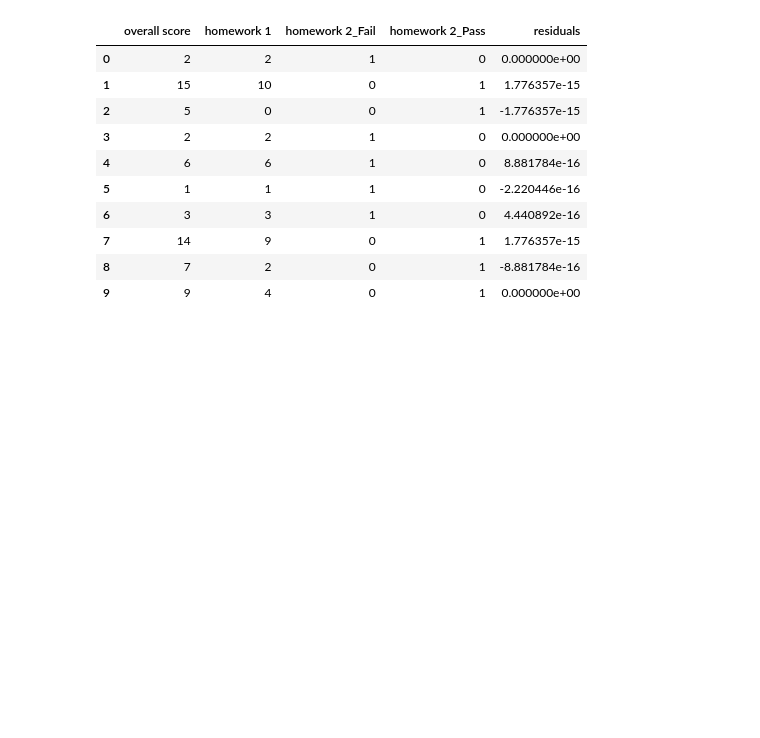
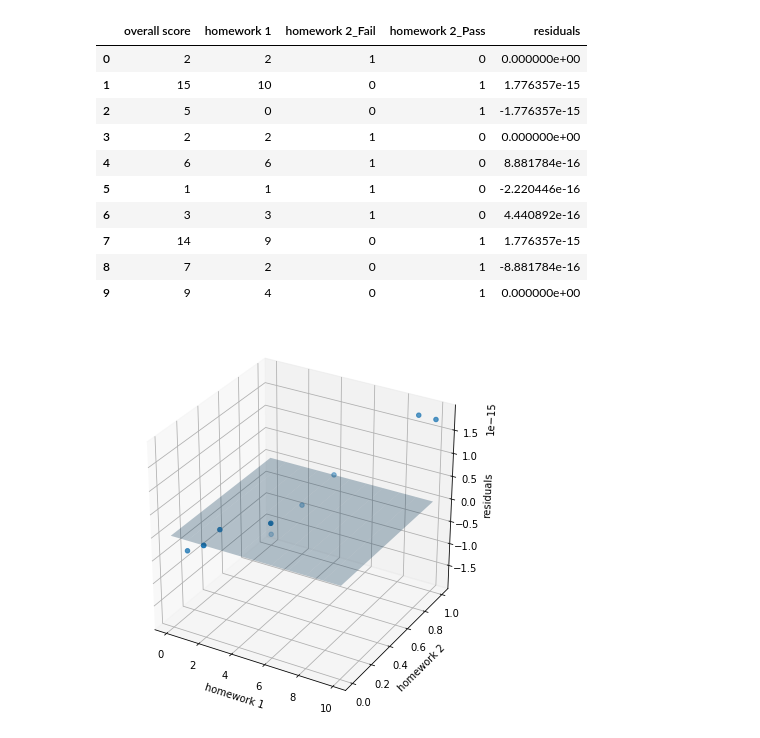
Before and after one commit to mrxiahuren/DS-UA-112-Spring-2020-Public, a Jupyter notebook: lecture/week11/lec1/week11-lec1-demo.ipynb, the cells around one changed output. Saved outputs shown, nothing was run; the diff lists cells and outputs as text; code cells hidden in the pictures; blank space fills up the shorter version.

```diff
--- a/lecture/week11/lec1/week11-lec1-demo.ipynb
+++ b/lecture/week11/lec1/week11-lec1-demo.ipynb
@@ -404,3 +401,17 @@ grades
 | 7 | 14 | 9 | 0 | 1 | 1.776357e-15 |
 | 8 | 7 | 2 | 0 | 1 | -8.881784e-16 |
 | 9 | 9 | 4 | 0 | 1 | 0.000000e+00 |
+# %%
+xvalue, yvalue = np.meshgrid(range(11), np.arange(0,2,1))
+zvalue = np.zeros(xvalue.shape)
+
+fig = plt.figure(figsize=(7,7))
+ax = fig.add_subplot(111, projection='3d')
+ax.scatter(grades["homework 1"], grades["homework 2_Pass"], grades["residuals"], marker="o")
+ax.plot_surface(xvalue, yvalue, zvalue, alpha=0.3)
+
+ax.set_xlabel('homework 1')
+ax.set_ylabel('homework 2')
+ax.set_zlabel('residuals');
+# %% [output]
+[figure, added]
```
Also changed, not shown: parts of 1 cell of this notebook.
